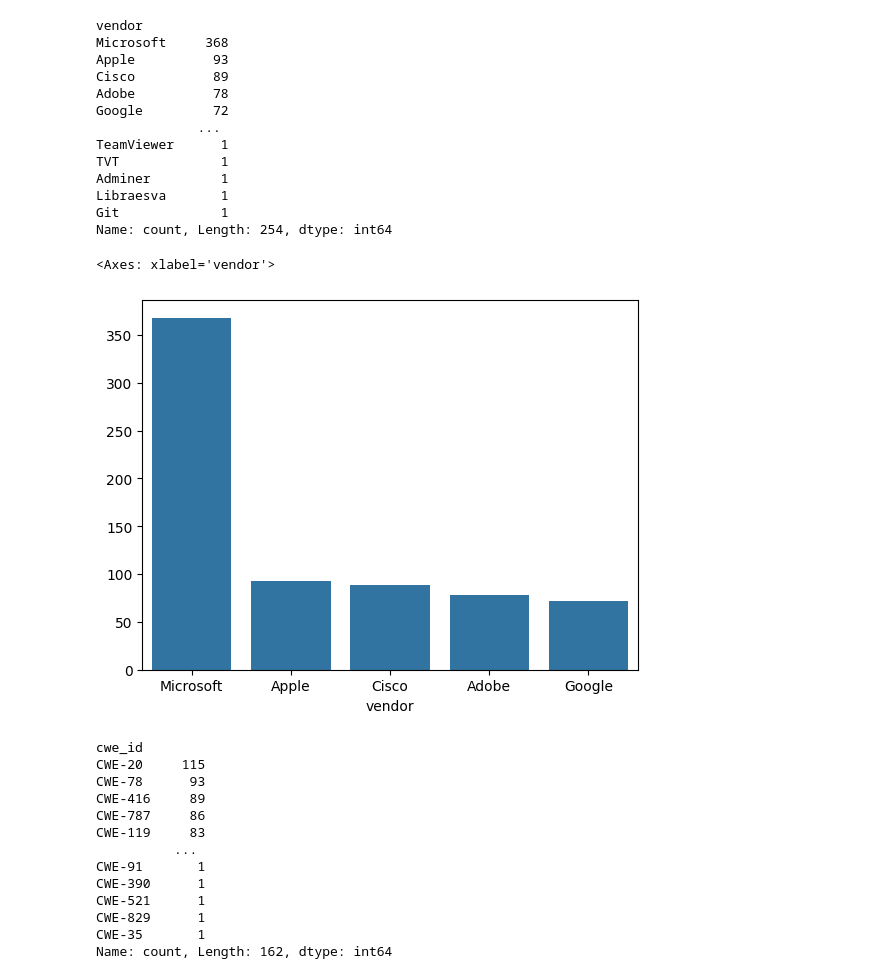
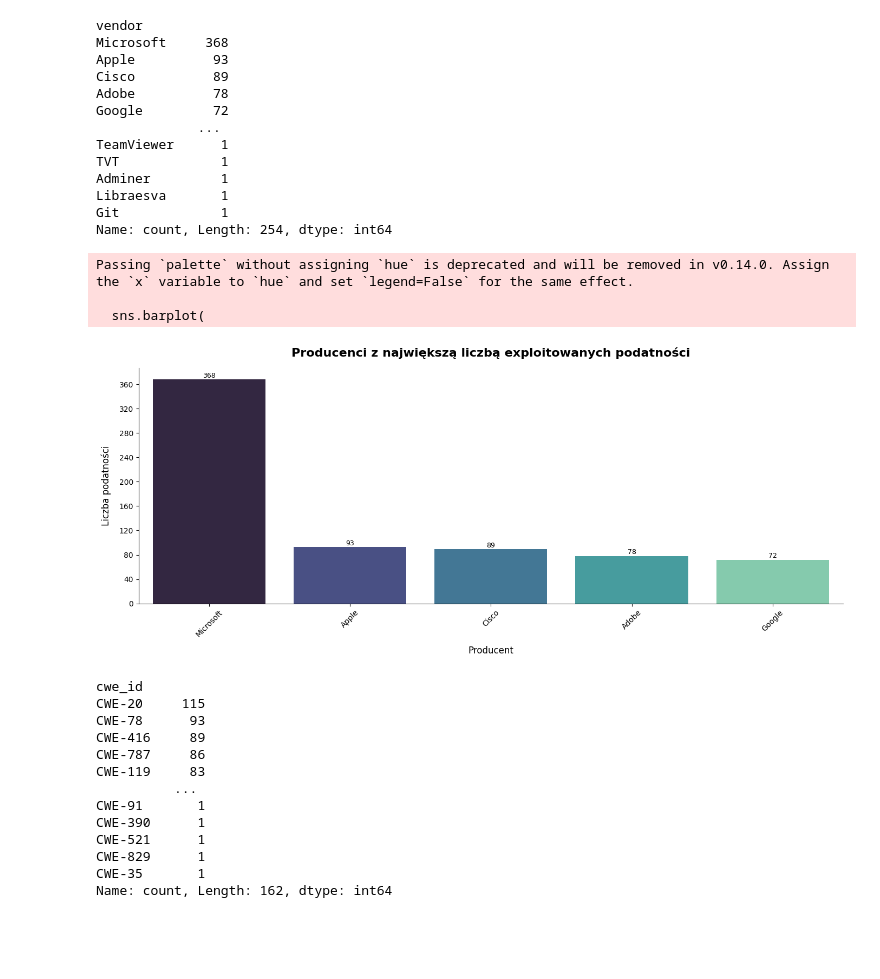
Before and after one commit to KacperTymkow/cisa-kev-analysis, a Jupyter notebook: Analysis.ipynb, the cells around one changed output. Drawn from its saved outputs; the diff is of its cells as text; code cells hidden in the pictures; blank space fills up the shorter version.

```diff
--- a/Analysis.ipynb
+++ b/Analysis.ipynb
@@ -128,8 +130,36 @@ import matplotlib.pyplot as plt
 # %%
-sns.barplot(x=vendor_cnt.index, y=vendor_cnt.values)
+fig, ax = plt.subplots(figsize=(14, 6))
+
+sns.barplot(
+    x=vendor_cnt.index,
+    y=vendor_cnt.values,
+    palette="mako",
+    ax=ax
+)
+
+ax.set_title("Producenci z największą liczbą exploitowanych podatności", fontsize=16, fontweight="bold", pad=15)
+ax.set_xlabel("Producent", fontsize=12, labelpad=10)
+ax.set_ylabel("Liczba podatności", fontsize=12, labelpad=10)
+
+ax.yaxis.set_major_locator(ticker.MaxNLocator(integer=True))
+ax.tick_params(axis="x", rotation=45)
+
+for bar in ax.patches:
+    ax.text(
+        bar.get_x() + bar.get_width() / 2,
+        bar.get_height() + 0.3,
+        str(int(bar.get_height())),
+        ha="center", va="bottom", fontsize=9
+    )
+
+sns.despine()
+plt.tight_layout()
+plt.show()
 # %% [output]
-<Axes: xlabel='vendor'>
+Passing `palette` without assigning `hue` is deprecated and will be removed in v0.14.0. Assign the `x` variable to `hue` and set `legend=False` for the same effect.
+
+  sns.barplot(
-[figure, old version]
+[figure, new version]
 # %%
 cwe = vurn['cwe_id'].value_counts()
 # %%
```
Also changed, not shown: parts of 7 cells of this notebook.
